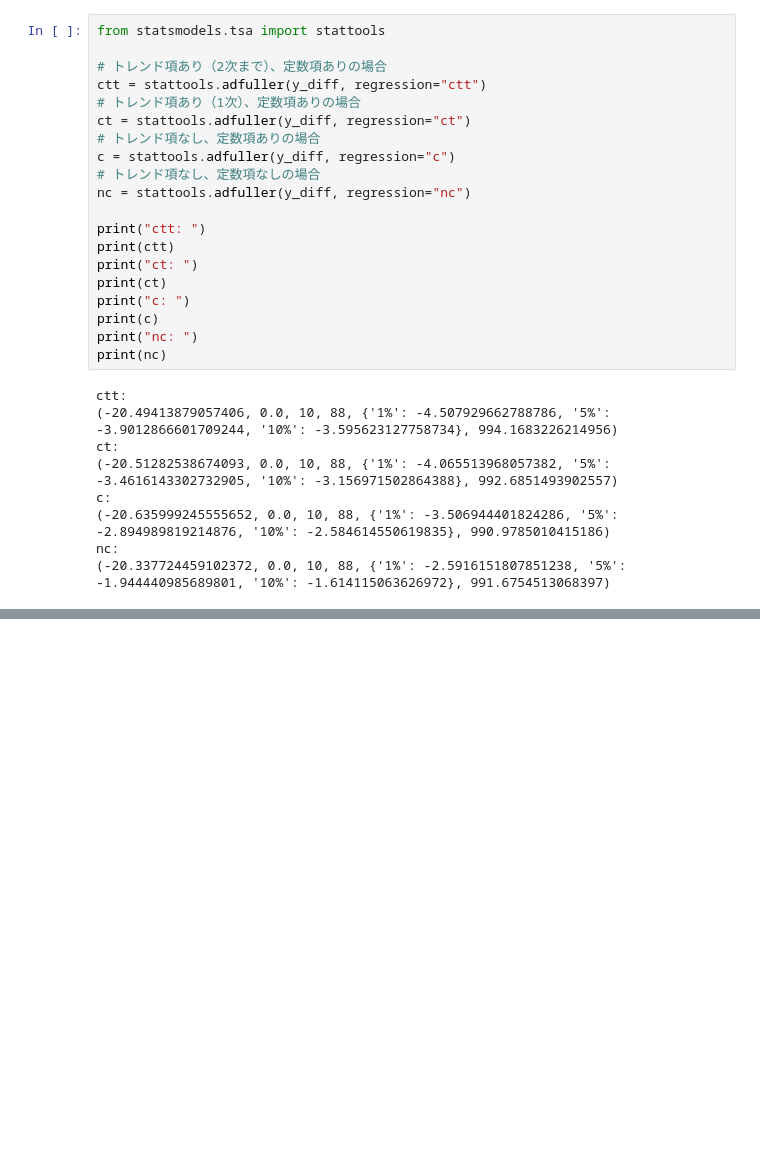
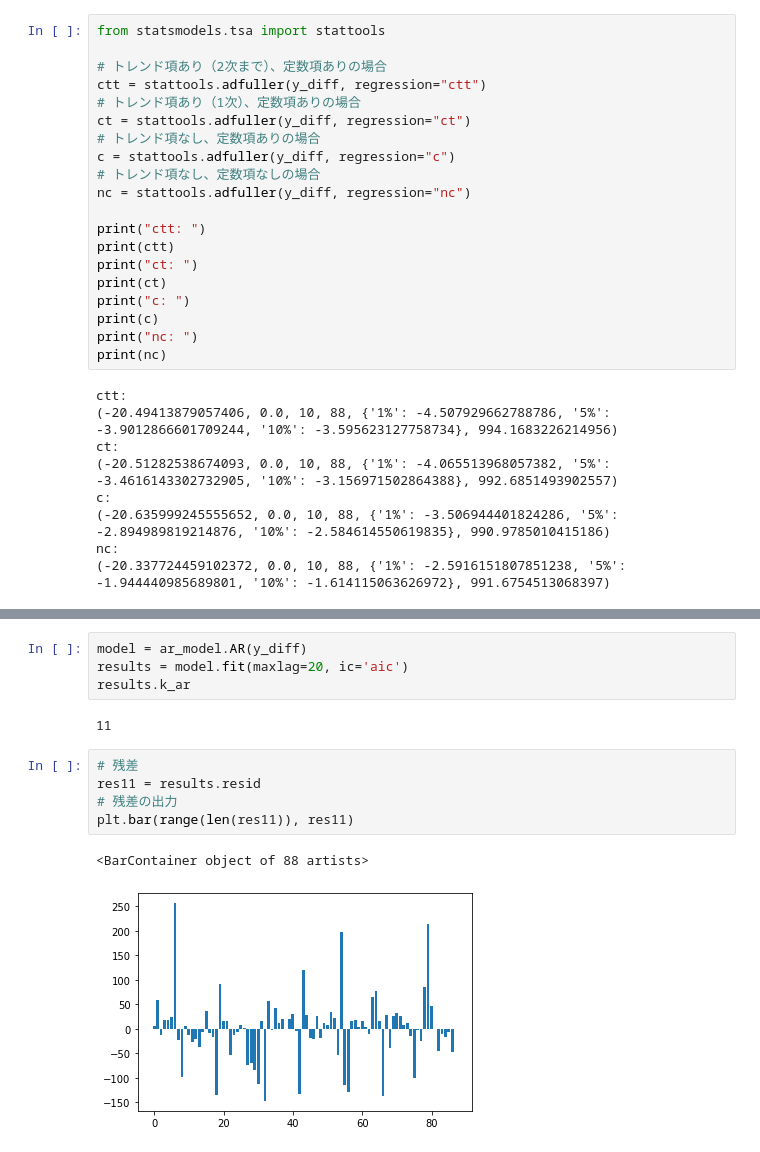
Before and after one commit to nnao45/jaist-my-jupyter, a Jupyter notebook: notebook/arモデル/test01.ipynb, the cells around one changed output, grey strips where cells are left out. Cells and saved outputs as stored; diff of their text form; blank space fills up the shorter version.

```diff
--- a/notebook/arモデル/test01.ipynb
+++ b/notebook/arモデル/test01.ipynb
@@ -103,0 +123,14 @@ NotImplementedError: AR has been removed from statsmodels and replaced with stat
+# %%
+model = ar_model.AR(y_diff)
+results = model.fit(maxlag=20, ic='aic')
+results.k_ar
+# %% [output]
+11
+# %%
+# 残差
+res11 = results.resid
+# 残差の出力
+plt.bar(range(len(res11)), res11)
+# %% [output]
+<BarContainer object of 88 artists>
+[figure, added]
```
Also changed, not shown: parts of 3 cells of this notebook, 4 other files.
